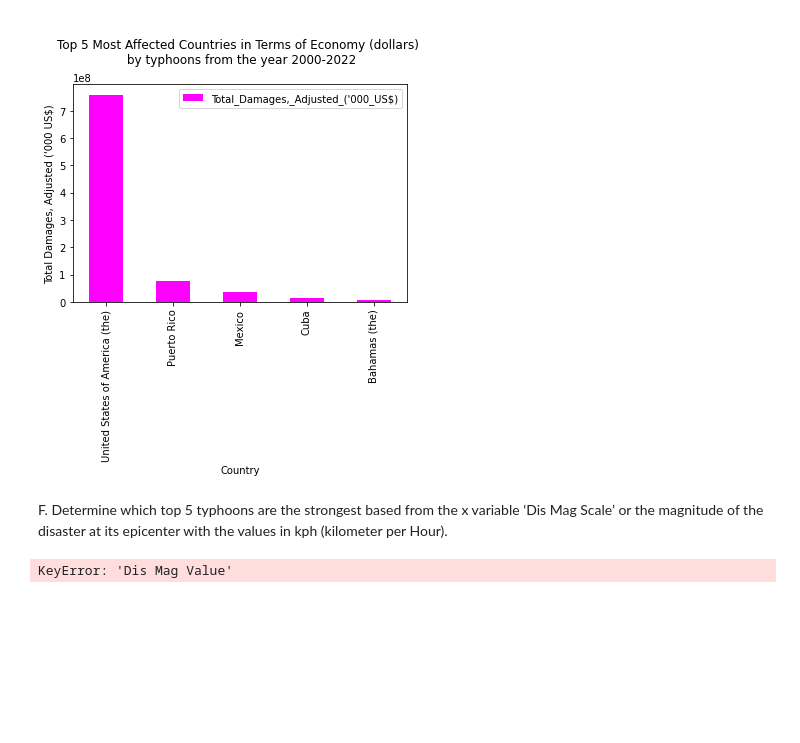
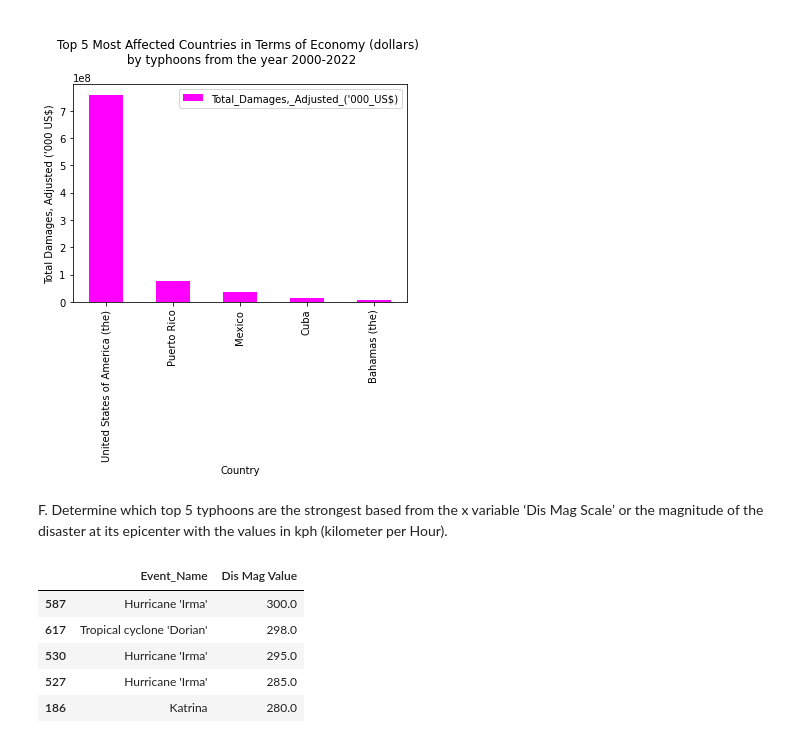
Before and after one commit to GEA960/ITBA-3207_TeamTyphoonAnalysts, a Jupyter notebook: Data Sets Coding Analysis/Data Analysis and Coding for Both Data Sets.ipynb, the cells around one changed output. Cells and saved outputs as stored; diff of their text form; code cells hidden in the pictures; blank space fills up the shorter version.

```diff
--- a/Data Sets Coding Analysis/Data Analysis and Coding for Both Data Sets.ipynb
+++ b/Data Sets Coding Analysis/Data Analysis and Coding for Both Data Sets.ipynb
@@ -941,10 +941,15 @@ plt.show()
 # %% [markdown]
 F. Determine which top 5 typhoons are the strongest based from the x variable ‘Dis Mag Scale’ or the magnitude of the disaster at its epicenter with the values in kph (kilometer per Hour).
 # %%
-ByTyphoons = new_df.iloc[:,[4, 17]]
+ByTyphoons = new_df.iloc[:,[4, 18]]
 data = pd.DataFrame(ByTyphoons)
 SortedData = data.sort_values(by='Dis Mag Value',ascending=False)
 result = SortedData.head(5)
 display(result)
 # %% [output]
-KeyError: 'Dis Mag Value'
+|  | Event_Name | Dis Mag Value |
+| 587 | Hurricane 'Irma' | 300.0 |
+| 617 | Tropical cyclone 'Dorian' | 298.0 |
+| 530 | Hurricane 'Irma' | 295.0 |
+| 527 | Hurricane 'Irma' | 285.0 |
+| 186 | Katrina | 280.0 |
```
